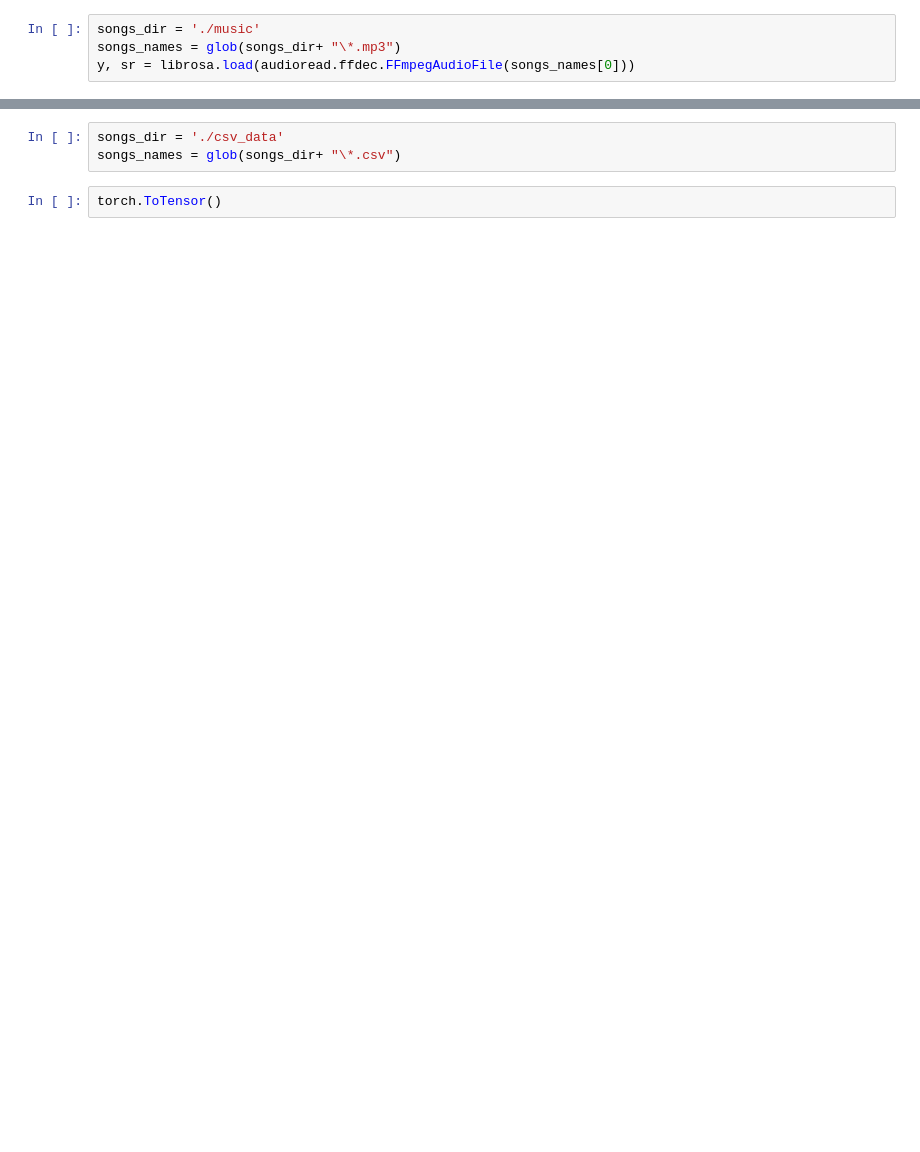
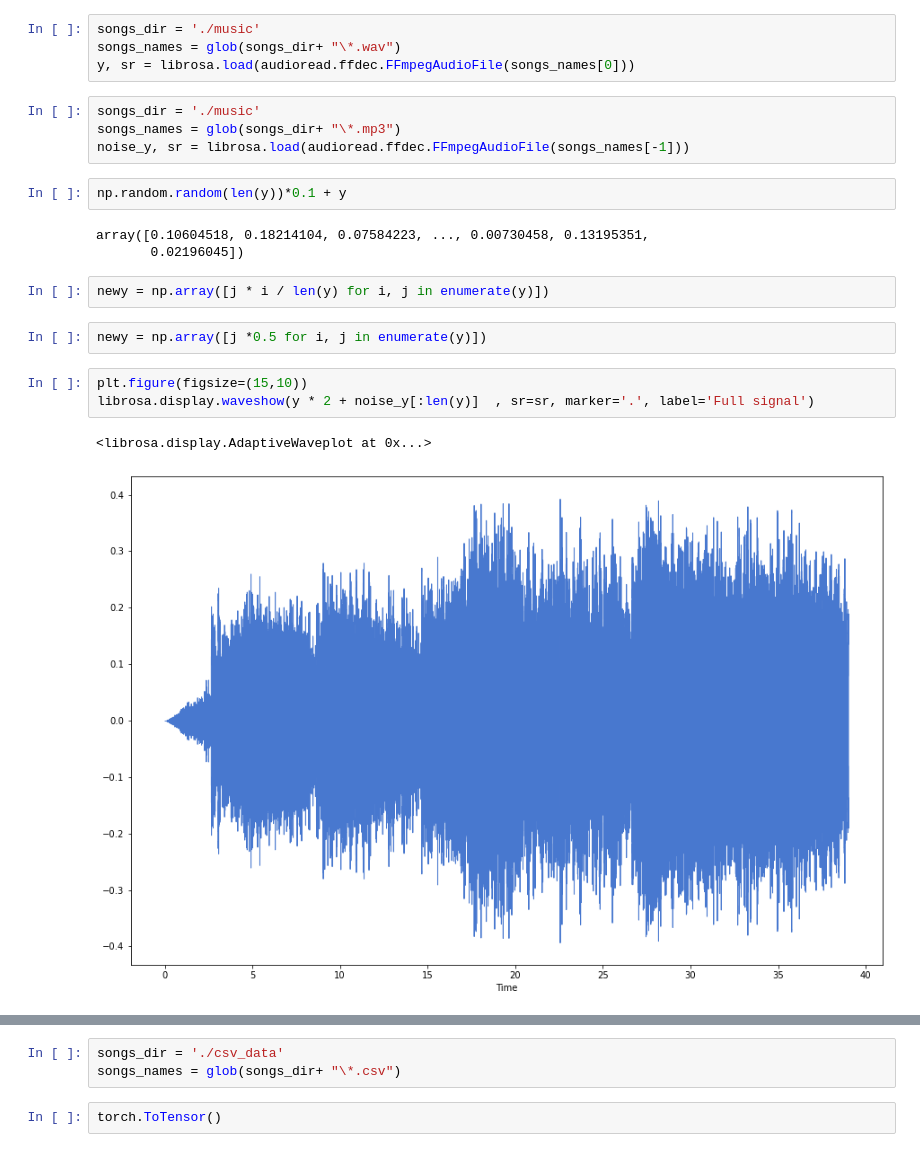
Before and after one commit to Sergey-Shulnyaev/ZamZam, a Jupyter notebook: Spectogram.ipynb, the cells around one changed output, grey strips where cells are left out. Drawn from its saved outputs; the diff is of its cells as text; blank space fills up the shorter version.

```diff
--- a/Spectogram.ipynb
+++ b/Spectogram.ipynb
@@ -25,4 +26,23 @@ from PIL import Image
 # %%
 songs_dir = './music'
-songs_names = glob(songs_dir+ "\*.mp3")
+songs_names = glob(songs_dir+ "\*.wav")
 y, sr = librosa.load(audioread.ffdec.FFmpegAudioFile(songs_names[0]))
+# %%
+songs_dir = './music'
+songs_names = glob(songs_dir+ "\*.mp3")
+noise_y, sr = librosa.load(audioread.ffdec.FFmpegAudioFile(songs_names[-1]))
+# %%
+np.random.random(len(y))*0.1 + y
+# %% [output]
+array([0.10604518, 0.18214104, 0.07584223, ..., 0.00730458, 0.13195351,
+       0.02196045])
+# %%
+newy = np.array([j * i / len(y) for i, j in enumerate(y)])
+# %%
+newy = np.array([j *0.5 for i, j in enumerate(y)])
+# %%
+plt.figure(figsize=(15,10))
+librosa.display.waveshow(y * 2 + noise_y[:len(y)]  , sr=sr, marker='.', label='Full signal')
+# %% [output]
+<librosa.display.AdaptiveWaveplot at 0x...>
+[figure, added]
```
Also changed, not shown: parts of 69 cells of this notebook, 1 other file.
